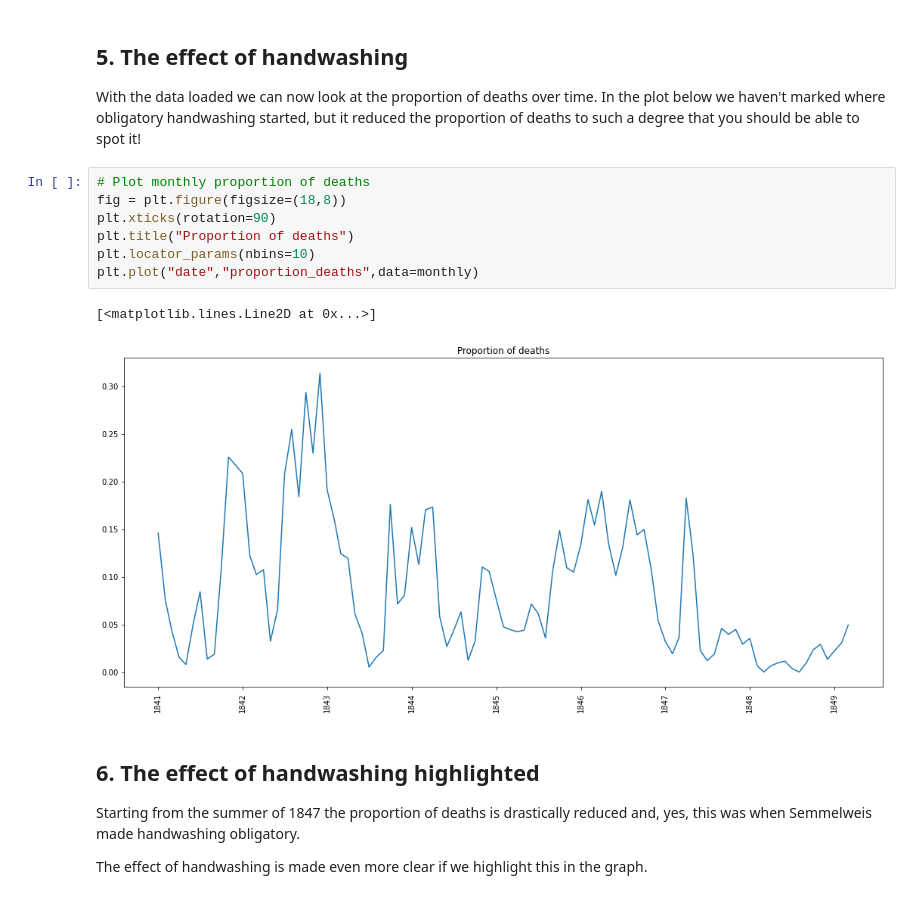
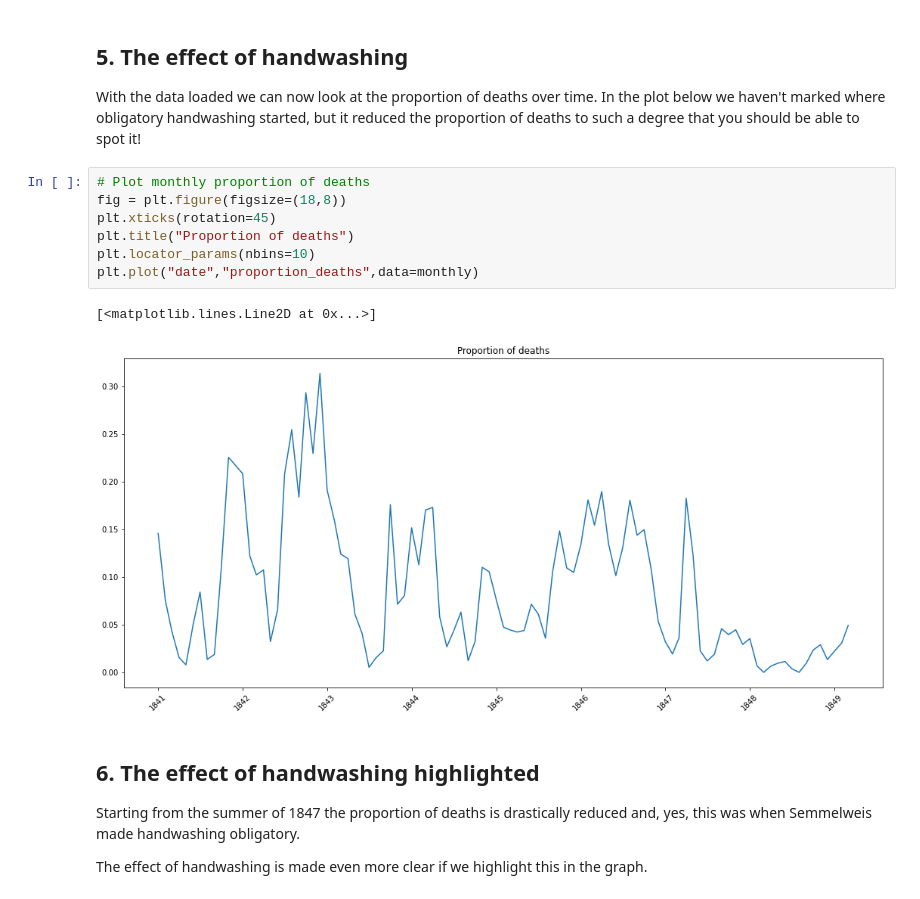
Before and after one commit to Sheharaz/Data-Science, a Jupyter notebook: Dr. Semmelweis and the Discovery of Handwashing/notebook.ipynb, the cells around one changed output. Saved outputs shown, nothing was run; the diff lists cells and outputs as text.

```diff
--- a/Dr. Semmelweis and the Discovery of Handwashing/notebook.ipynb
+++ b/Dr. Semmelweis and the Discovery of Handwashing/notebook.ipynb
@@ -94,13 +94,13 @@ print(monthly.head())
 # %%
 # Plot monthly proportion of deaths
 fig = plt.figure(figsize=(18,8))
-plt.xticks(rotation=90)
+plt.xticks(rotation=45)
 plt.title("Proportion of deaths")
 plt.locator_params(nbins=10)
 plt.plot("date","proportion_deaths",data=monthly)
 # %% [output]
 [<matplotlib.lines.Line2D at 0x...>]
-[figure, old version]
+[figure, new version]
 # %% [markdown]
 ## 6. The effect of handwashing highlighted
 <p>Starting from the summer of 1847 the proportion of deaths is drastically reduced and, yes, this was when Semmelweis made handwashing obligatory. </p>
```
Also changed, not shown: parts of 3 cells of this notebook, 2 other files.
